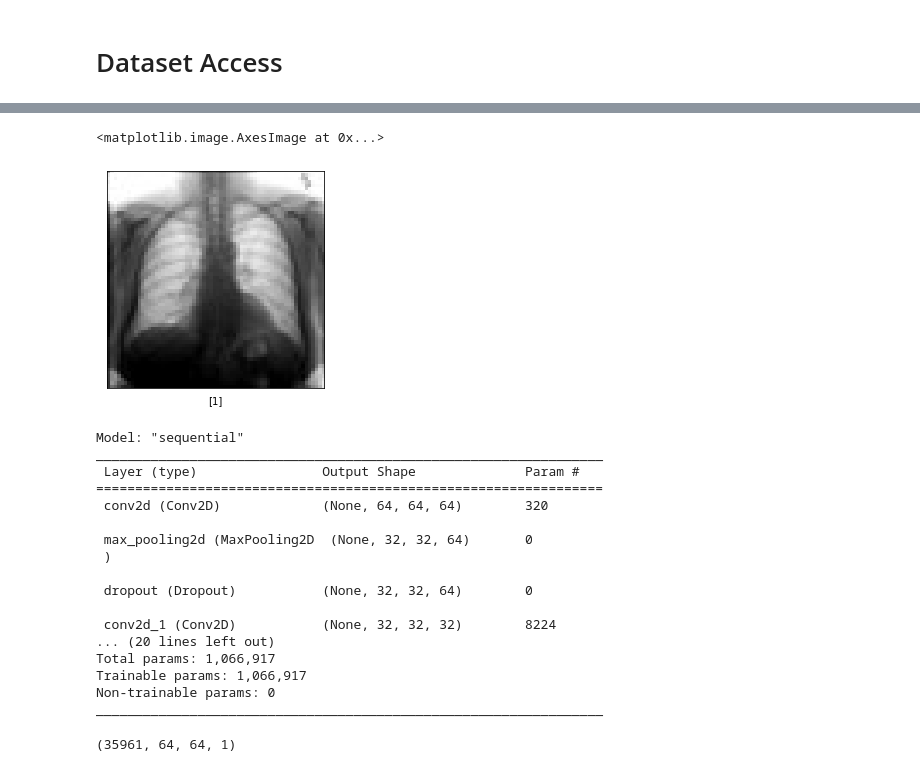
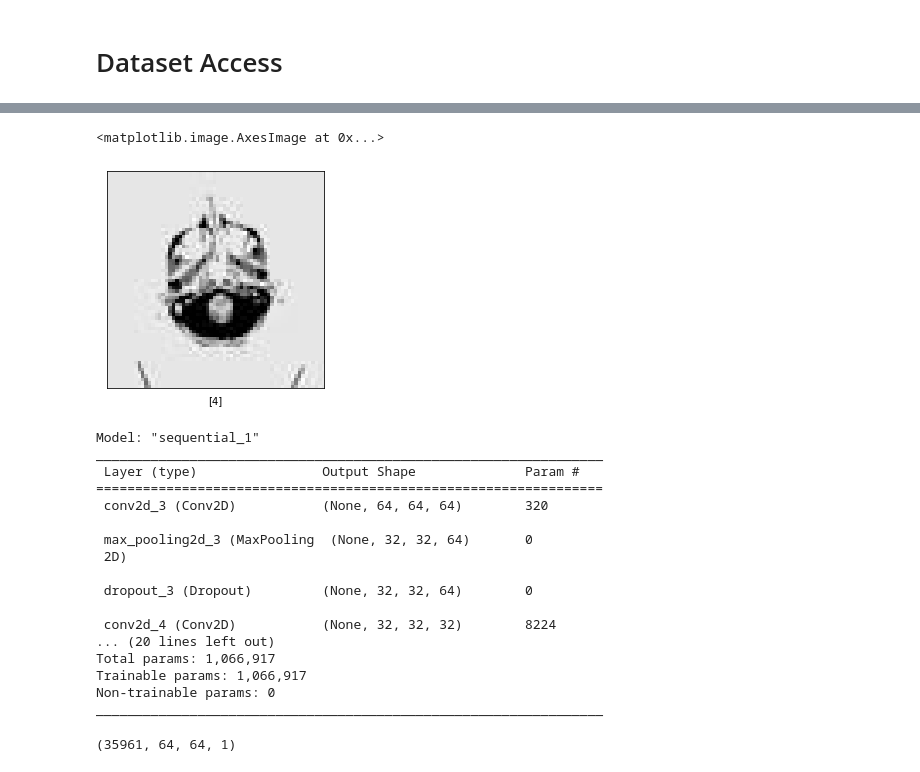
Before and after one commit to mhRumi/Machine-Learning-Lab, a Jupyter notebook: Rumi_2017831023_CNN_ML_Assignment.ipynb, the cells around one changed output, grey strips where cells are left out. Saved outputs shown, nothing was run; the diff lists cells and outputs as text; code cells hidden in the pictures.

```diff
--- a/Rumi_2017831023_CNN_ML_Assignment.ipynb
+++ b/Rumi_2017831023_CNN_ML_Assignment.ipynb
@@ -16,7 +16,7 @@ import cv2
 import numpy as np
 from sklearn.model_selection import train_test_split
 
-dir_path = '/content/drive/MyDrive/assingnment/CNN_dataset/'
+dir_path = '/content/drive/MyDrive/ML_LAB_FINAL/CNN_dataset/'
 
 train_split = 0.75
 val_split = 0.1
@@ -49,13 +49,13 @@ x_train, x_val, y_train, y_val = train_test_split(
 # %%
 import matplotlib.pyplot as plt
 
 plt.xticks([])
 plt.yticks([])
-plt.xlabel([y_train[4]])
-plt.imshow(x_train[4],cmap=plt.cm.binary)
+plt.xlabel([y_train[5]])
+plt.imshow(x_train[5],cmap=plt.cm.binary)
 # %% [output]
 <matplotlib.image.AxesImage at 0x...>
-[figure, old version]
+[figure, new version]
 # %%
 x_train /= 255.
 x_val /= 255.
@@ -71,7 +71,6 @@ from tensorflow.keras.callbacks import CSVLogger, ModelCheckpoint, ReduceLROnPla
 # %%
 import tensorflow as tf
 model = tf.keras.Sequential()
-# Must define the input shape in the first layer of the neural network
 model.add(Conv2D(filters=64, kernel_size=(2,2),strides=(1, 1), padding='same', activation='relu', input_shape=(64,64,1)))
 model.add(MaxPooling2D(pool_size=(2,2)))
 model.add(Dropout(0.3))
@@ -82,23 +81,22 @@ model.add(Conv2D(filters=64, kernel_size=(2,2),strides=(1, 1), padding='same', a
 model.add(MaxPooling2D(pool_size=(2,2)))
 model.add(Flatten())
 model.add(Dense(256, activation='relu'))
-model.add(Dropout(0.5))
+model.add(Dropout(0.3))
 model.add(Dense(5, activation='softmax'))
-# Take a look at the model summary
 model.summary()
 # %% [output]
-Model: "sequential"
+Model: "sequential_1"
 _________________________________________________________________
  Layer (type)                Output Shape              Param #
 =================================================================
- conv2d (Conv2D)             (None, 64, 64, 64)        320
+ conv2d_3 (Conv2D)           (None, 64, 64, 64)        320
 
- max_pooling2d (MaxPooling2D  (None, 32, 32, 64)       0
- )
+ max_pooling2d_3 (MaxPooling  (None, 32, 32, 64)       0
+ 2D)
 
- dropout (Dropout)           (None, 32, 32, 64)        0
+ dropout_3 (Dropout)         (None, 32, 32, 64)        0
 
- conv2d_1 (Conv2D)           (None, 32, 32, 32)        8224
+ conv2d_4 (Conv2D)           (None, 32, 32, 32)        8224
 ... (20 lines left out)
 Total params: 1,066,917
 Trainable params: 1,066,917
```
Also changed, not shown: parts of 5 cells of this notebook.
